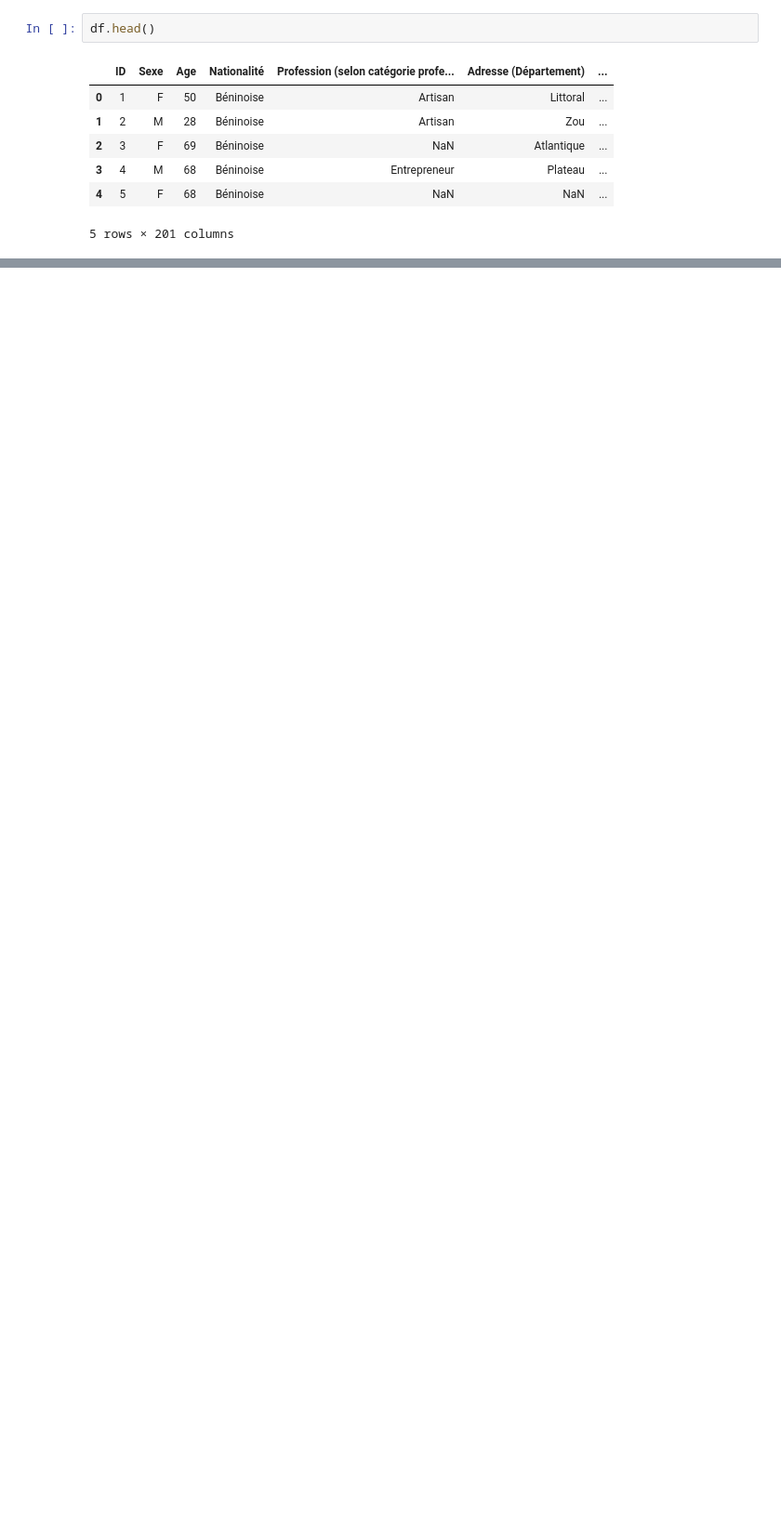
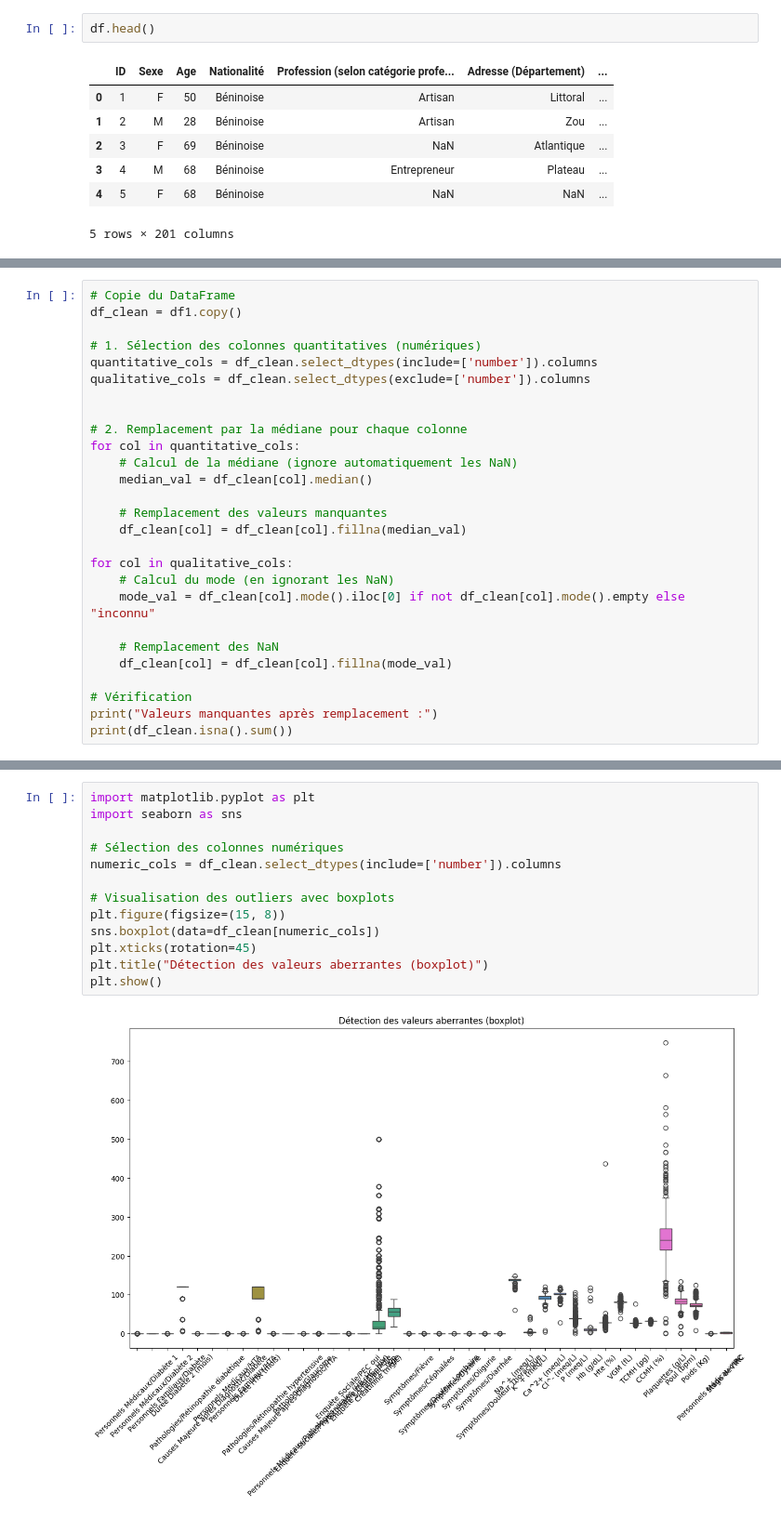
Before and after one commit to sarkisayeto/Hackathon_IFRI_IA_G_8, a Jupyter notebook: notebooks/exploration.ipynb, the cells around one changed output, grey strips where cells are left out. Shown at 93% size. Drawn from its saved outputs; the diff is of its cells as text; blank space fills up the shorter version.

```diff
--- a/notebooks/exploration.ipynb
+++ b/notebooks/exploration.ipynb
@@ -59,0 +554,27 @@ Si vous souhaitez une analyse ou une visualisation spécifique, faites-le-moi sa
+# %%
+# Copie du DataFrame
+df_clean = df1.copy()
+
+# 1. Sélection des colonnes quantitatives (numériques)
+quantitative_cols = df_clean.select_dtypes(include=['number']).columns
+qualitative_cols = df_clean.select_dtypes(exclude=['number']).columns
+
+
+# 2. Remplacement par la médiane pour chaque colonne
+for col in quantitative_cols:
+    # Calcul de la médiane (ignore automatiquement les NaN)
+    median_val = df_clean[col].median()
+
+    # Remplacement des valeurs manquantes
+    df_clean[col] = df_clean[col].fillna(median_val)
+
+for col in qualitative_cols:
+    # Calcul du mode (en ignorant les NaN)
+    mode_val = df_clean[col].mode().iloc[0] if not df_clean[col].mode().empty else "inconnu"
+
+    # Remplacement des NaN
+    df_clean[col] = df_clean[col].fillna(mode_val)
+
+# Vérification
+print("Valeurs manquantes après remplacement :")
+print(df_clean.isna().sum())
@@ -59,0 +650,15 @@ Si vous souhaitez une analyse ou une visualisation spécifique, faites-le-moi sa
+# %%
+import matplotlib.pyplot as plt
+import seaborn as sns
+
+# Sélection des colonnes numériques
+numeric_cols = df_clean.select_dtypes(include=['number']).columns
+
+# Visualisation des outliers avec boxplots
+plt.figure(figsize=(15, 8))
+sns.boxplot(data=df_clean[numeric_cols])
+plt.xticks(rotation=45)
+plt.title("Détection des valeurs aberrantes (boxplot)")
+plt.show()
+# %% [output]
+[figure, added]
```
Also changed, not shown: parts of 82 cells of this notebook, 29 other files.
